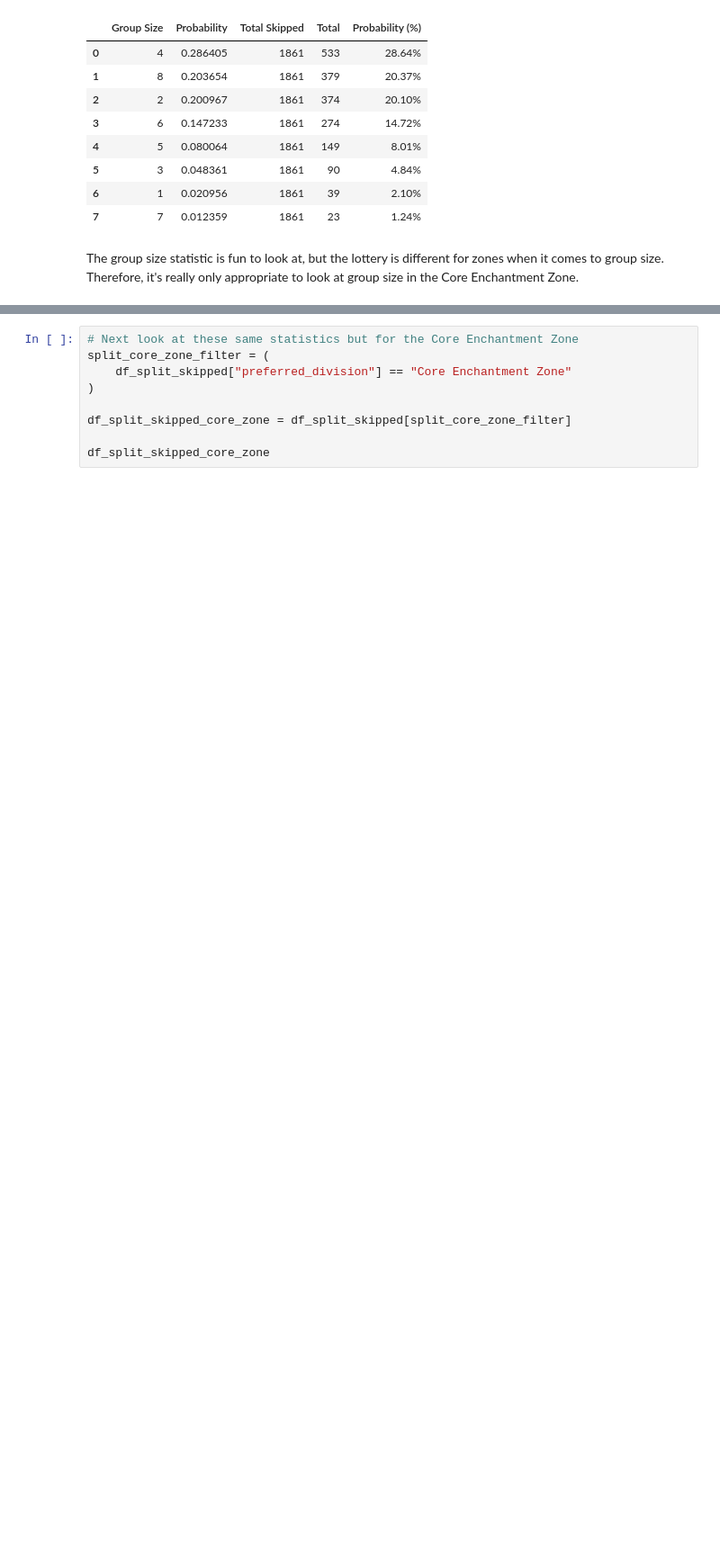
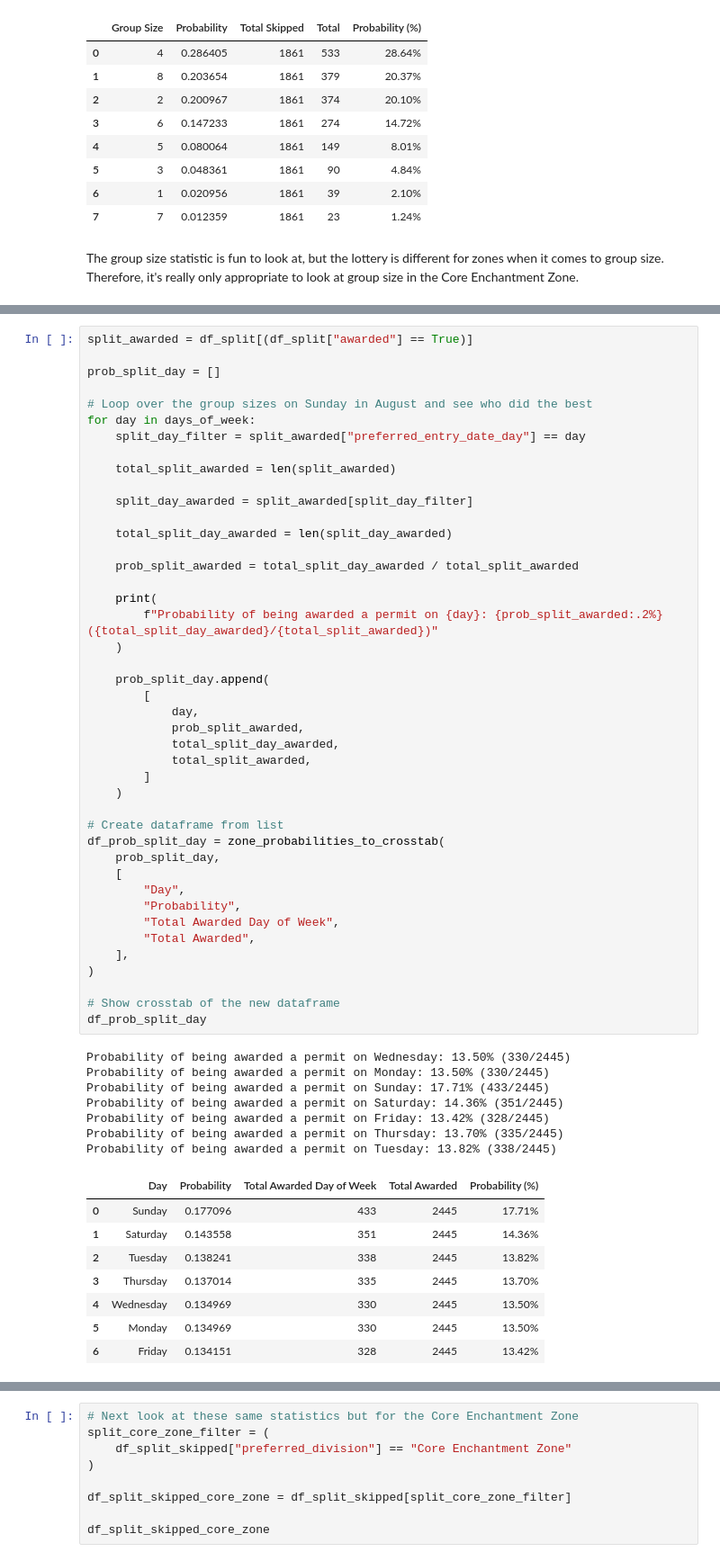
Before and after one commit to jarrett-retz-tech-services/enchantments_lottery, a Jupyter notebook: analysis.ipynb, the cells around one changed output, grey strips where cells are left out. Shown at 90% size. Drawn from its saved outputs; the diff is of its cells as text; blank space fills up the shorter version.

```diff
--- a/analysis.ipynb
+++ b/analysis.ipynb
@@ -831,0 +888,59 @@ The group size statistic is fun to look at, but the lottery is different for zon
+# %%
+split_awarded = df_split[(df_split["awarded"] == True)]
+
+prob_split_day = []
+
+# Loop over the group sizes on Sunday in August and see who did the best
+for day in days_of_week:
+    split_day_filter = split_awarded["preferred_entry_date_day"] == day
+
+    total_split_awarded = len(split_awarded)
+
+    split_day_awarded = split_awarded[split_day_filter]
+
+    total_split_day_awarded = len(split_day_awarded)
+
+    prob_split_awarded = total_split_day_awarded / total_split_awarded
+
+    print(
+        f"Probability of being awarded a permit on {day}: {prob_split_awarded:.2%} ({total_split_day_awarded}/{total_split_awarded})"
+    )
+
+    prob_split_day.append(
+        [
+            day,
+            prob_split_awarded,
+            total_split_day_awarded,
+            total_split_awarded,
+        ]
+    )
+
+# Create dataframe from list
+df_prob_split_day = zone_probabilities_to_crosstab(
+    prob_split_day,
+    [
+        "Day",
+        "Probability",
+        "Total Awarded Day of Week",
+        "Total Awarded",
+    ],
+)
+
+# Show crosstab of the new dataframe
+df_prob_split_day
+# %% [output]
+Probability of being awarded a permit on Wednesday: 13.50% (330/2445)
+Probability of being awarded a permit on Monday: 13.50% (330/2445)
+Probability of being awarded a permit on Sunday: 17.71% (433/2445)
+Probability of being awarded a permit on Saturday: 14.36% (351/2445)
+Probability of being awarded a permit on Friday: 13.42% (328/2445)
+Probability of being awarded a permit on Thursday: 13.70% (335/2445)
+Probability of being awarded a permit on Tuesday: 13.82% (338/2445)
+|  | Day | Probability | Total Awarded Day of Week | Total Awarded | Probability (%) |
+| 0 | Sunday | 0.177096 | 433 | 2445 | 17.71% |
+| 1 | Saturday | 0.143558 | 351 | 2445 | 14.36% |
+| 2 | Tuesday | 0.138241 | 338 | 2445 | 13.82% |
+| 3 | Thursday | 0.137014 | 335 | 2445 | 13.70% |
+| 4 | Wednesday | 0.134969 | 330 | 2445 | 13.50% |
+| 5 | Monday | 0.134969 | 330 | 2445 | 13.50% |
+| 6 | Friday | 0.134151 | 328 | 2445 | 13.42% |
```
Also changed, not shown: parts of 14 cells of this notebook.
